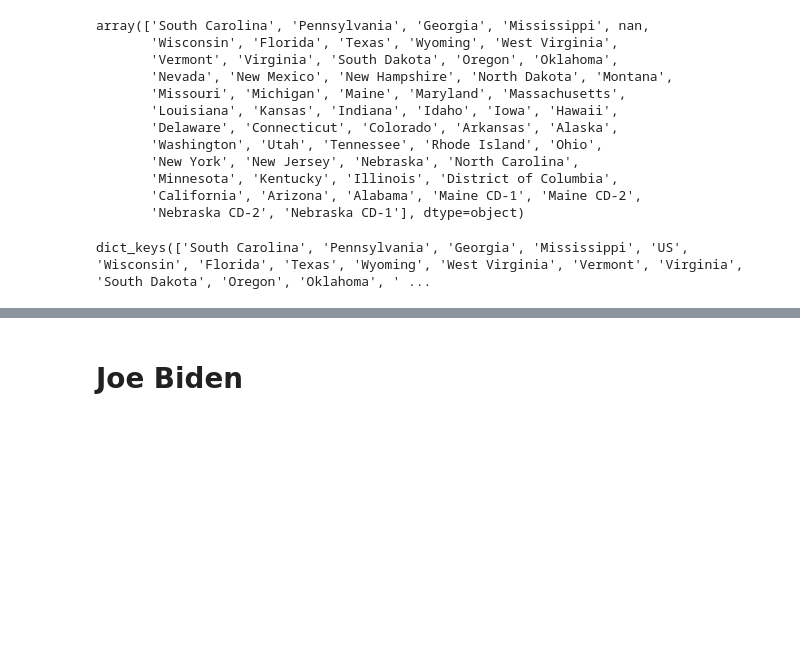
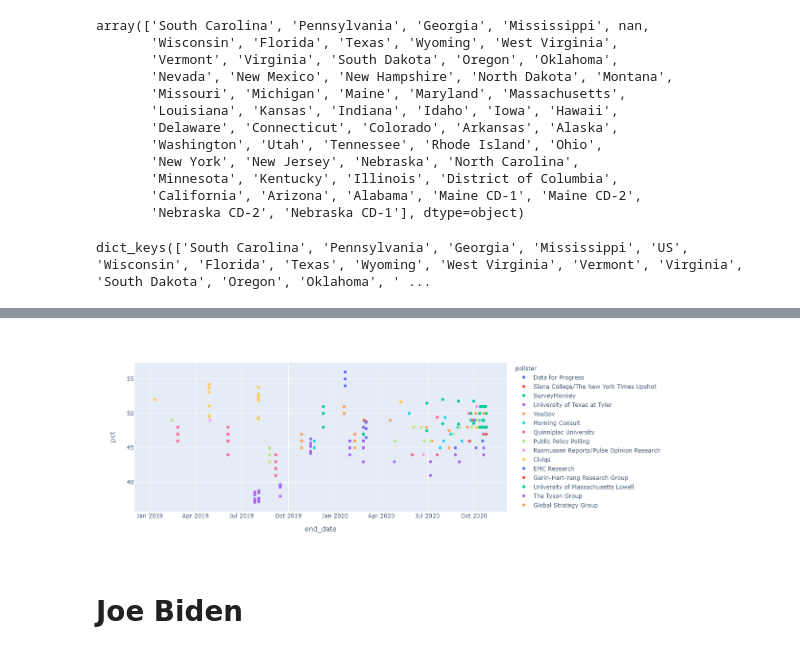
Before and after one commit to sudo-August/Presidential-Poll-Analysis, a Jupyter notebook: polls_analysis_pres2020.ipynb, the cells around one changed output, grey strips where cells are left out. Saved outputs shown, nothing was run; the diff lists cells and outputs as text; code cells hidden in the pictures; blank space fills up the shorter version.

```diff
--- a/polls_analysis_pres2020.ipynb
+++ b/polls_analysis_pres2020.ipynb
@@ -121,3 +121,8 @@ for state in djt_states:
 djt_state_polls.keys()
 # %% [output]
 dict_keys(['South Carolina', 'Pennsylvania', 'Georgia', 'Mississippi', 'US', 'Wisconsin', 'Florida', 'Texas', 'Wyoming', 'West Virginia', 'Vermont', 'Virginia', 'South Dakota', 'Oregon', 'Oklahoma', ' ...
+# %%
+djt_texas = pd.concat([pd.to_datetime(djt_state_polls["Texas"]["start_date"]), pd.to_datetime(djt_state_polls["Texas"]["end_date"]), djt_state_polls["Texas"]["pollster"], djt_state_polls["Texas"]["fte_grade"], djt_state_polls["Texas"]["sample_size"], djt_state_polls["Texas"]["pct"]], axis=1)
+djt_texas.reset_index(inplace=True)
+djt_texas.drop(["index"], axis=1, inplace=True)
+djt_texas.head(10)
@@ -124,3 +141,8 @@ dict_keys(['South Carolina', 'Pennsylvania', 'Georgia', 'Mississippi', 'US', 'Wi
+# %%
+djt_tx_scatter = px.scatter(djt_texas, y="pct", x="end_date", color="pollster")
+djt_tx_scatter.show()
+# %% [output]
+[figure, added]
 # %% [markdown]
 # Joe Biden
 # %%
```
Also changed, not shown: parts of 8 cells of this notebook.
